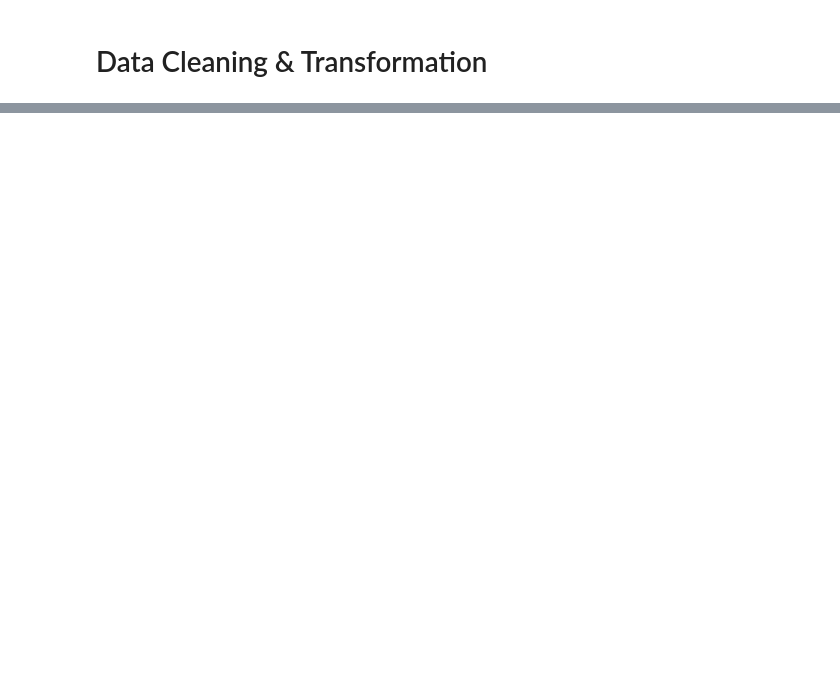
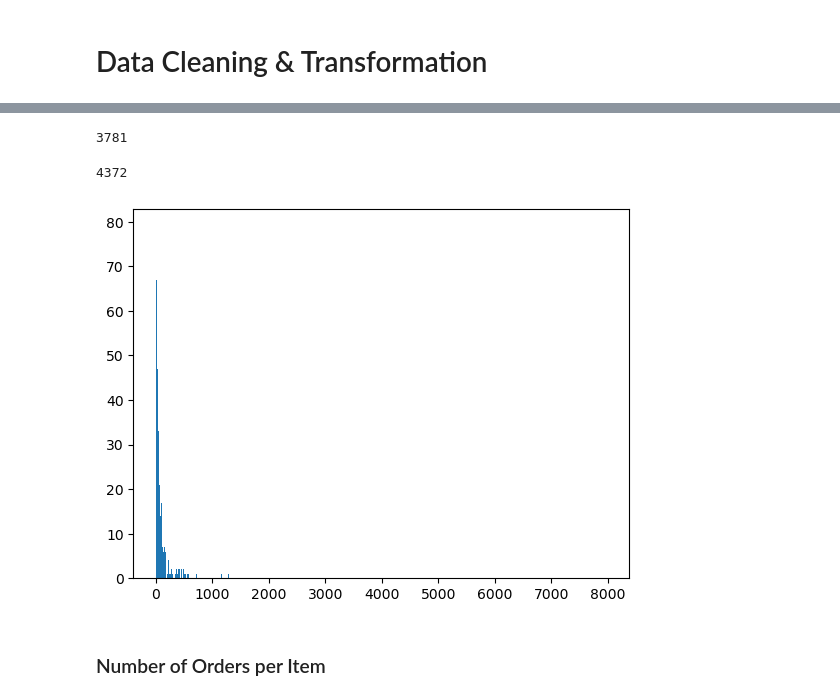
Before and after one commit to uadR1/Master-Thesis-Building-and-Evaluating-Candidate-Generation-Models-with-Neural-Networks, a Jupyter notebook: 01_ExplanatoryDataAnalysis/01_Eda_OnlineRetail.ipynb, the cells around one changed output, grey strips where cells are left out. Saved outputs shown, nothing was run; the diff lists cells and outputs as text; code cells hidden in the pictures; blank space fills up the shorter version.

```diff
--- a/01_ExplanatoryDataAnalysis/01_Eda_OnlineRetail.ipynb
+++ b/01_ExplanatoryDataAnalysis/01_Eda_OnlineRetail.ipynb
@@ -175,0 +155,4 @@ df_online_retail.head()
+# %%
+# Drop NA for customer and check remaining NA
+df_online_retail = df_online_retail[df_online_retail['CustomerID'].notna()]
+df_online_retail.isnull().sum().sort_values(ascending=False)
@@ -183,0 +221,18 @@ Shape of transformed Dataframe: (397924, 8)
+# %%
+# New df with counts of unique items per User
+users_itemcounts = df_online_retail.groupby('CustomerID')['StockCode'].nunique()
+
+# Filter out users with less than 10 unique items
+users_ten_items = users_itemcounts[users_itemcounts>=10].index
+
+# New df with counts of unique users per Item
+item_usercounts = df_online_retail.groupby('StockCode')['CustomerID'].nunique()
+
+# Filter out items with less than 10 unique users
+items_ten_users = item_usercounts[item_usercounts>10].index
+
+# Filter dataframe
+df_online_retail = df_online_retail[
+    df_online_retail['CustomerID'].isin(users_ten_items) &
+    df_online_retail['StockCode'].isin(items_ten_users)
+]
@@ -183,0 +288,4 @@ Shape of transformed Dataframe: (397924, 8)
+# %%
+# Filter out Discount & Next Day Carriage
+df_online_retail = df_online_retail[df_online_retail['Description']!='Discount']
+df_online_retail = df_online_retail[df_online_retail['Description']!='Next Day Carriage']
@@ -183,0 +436,12 @@ Shape of transformed Dataframe: (397924, 8)
+# %%
+# Create DataFrmmae
+# Group by InvoiceNo and calculate the number of appearances and the product of Quantity and UnitPrice
+df_users = df_online_retail.groupby('CustomerID').agg({'CustomerID': 'count'})
+
+# Rename the columns
+df_users.columns = ['NumberItems']
+
+# Reset the index
+df_users.reset_index(inplace=True)
+
+df_users.head()
@@ -183,0 +455,15 @@ Shape of transformed Dataframe: (397924, 8)
+# %%
+len(df_users[df_users['NumberItems']>=10])
+# %% [output]
+3781
+# %%
+len(df_users)
+# %% [output]
+4372
+# %%
+plt.hist(df_users.NumberItems, bins=8000)
+plt.show()
+# %% [output]
+[figure, added]
+# %% [markdown]
+### Number of Orders per Item
```
Also changed, not shown: parts of 69 cells of this notebook, 4 other files.
